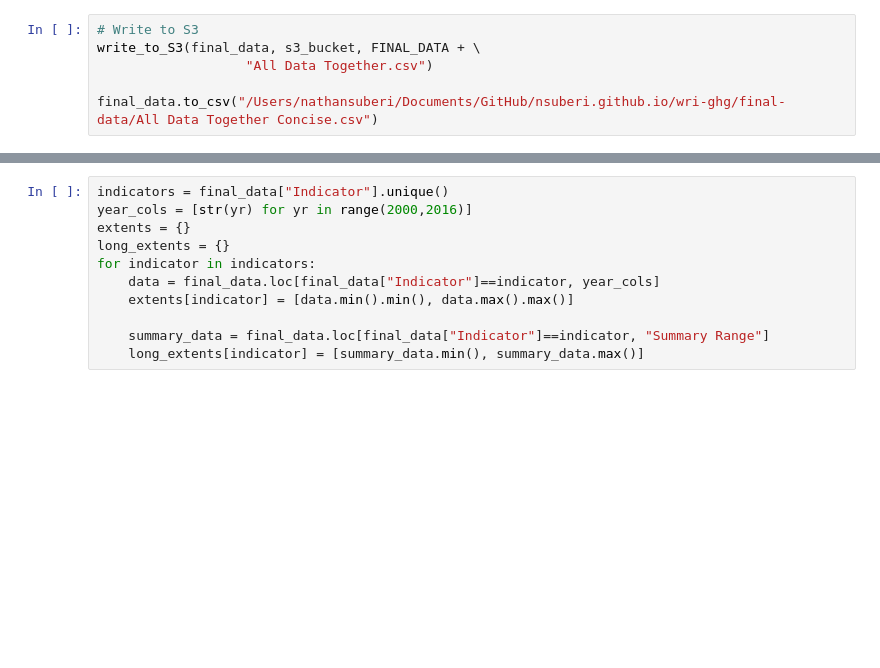
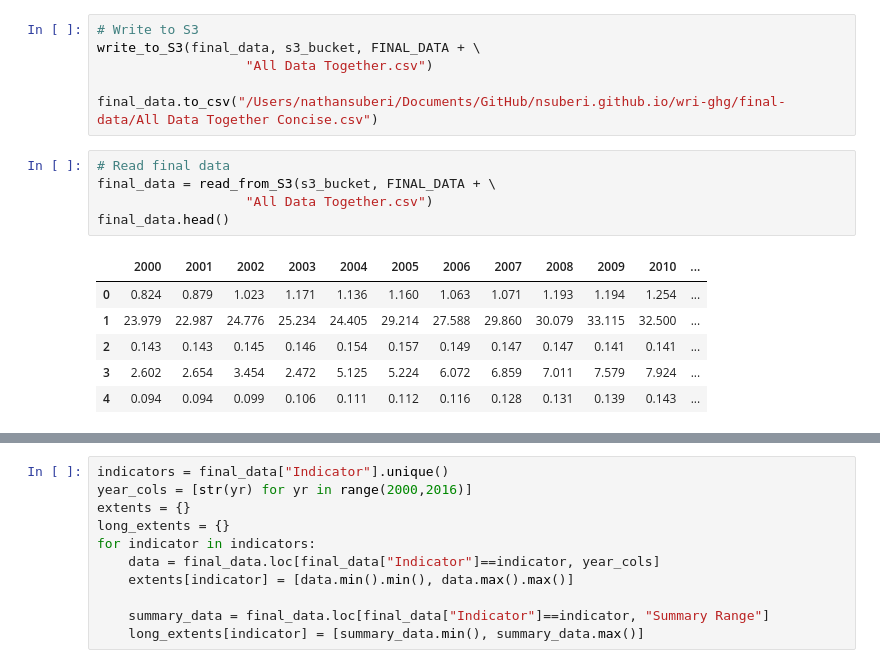
Before and after one commit to nsuberi/nsuberi.github.io, a Jupyter notebook: GHG GDP Divergence Data Processing.ipynb, the cells around one changed output, grey strips where cells are left out. Drawn from its saved outputs; the diff is of its cells as text; blank space fills up the shorter version.

```diff
--- a/GHG GDP Divergence Data Processing.ipynb
+++ b/GHG GDP Divergence Data Processing.ipynb
@@ -415,3 +397,15 @@ write_to_S3(final_data, s3_bucket, FINAL_DATA + \
                    "All Data Together.csv")
 
 final_data.to_csv("/Users/nathansuberi/Documents/GitHub/nsuberi.github.io/wri-ghg/final-data/All Data Together Concise.csv")
+# %%
+# Read final data
+final_data = read_from_S3(s3_bucket, FINAL_DATA + \
+                   "All Data Together.csv")
+final_data.head()
+# %% [output]
+|  | 2000 | 2001 | 2002 | 2003 | 2004 | 2005 | 2006 | 2007 | 2008 | 2009 | 2010 | ... |
+| 0 | 0.824 | 0.879 | 1.023 | 1.171 | 1.136 | 1.160 | 1.063 | 1.071 | 1.193 | 1.194 | 1.254 | ... |
+| 1 | 23.979 | 22.987 | 24.776 | 25.234 | 24.405 | 29.214 | 27.588 | 29.860 | 30.079 | 33.115 | 32.500 | ... |
+| 2 | 0.143 | 0.143 | 0.145 | 0.146 | 0.154 | 0.157 | 0.149 | 0.147 | 0.147 | 0.141 | 0.141 | ... |
+| 3 | 2.602 | 2.654 | 3.454 | 2.472 | 5.125 | 5.224 | 6.072 | 6.859 | 7.011 | 7.579 | 7.924 | ... |
+| 4 | 0.094 | 0.094 | 0.099 | 0.106 | 0.111 | 0.112 | 0.116 | 0.128 | 0.131 | 0.139 | 0.143 | ... |
```
Also changed, not shown: parts of 3 cells of this notebook, 1 other file.
